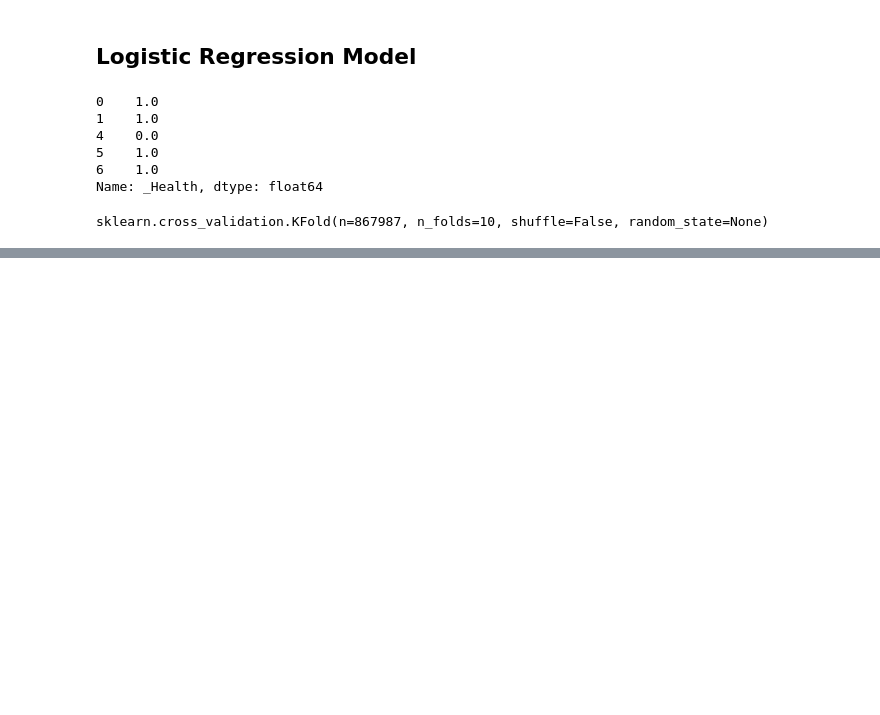
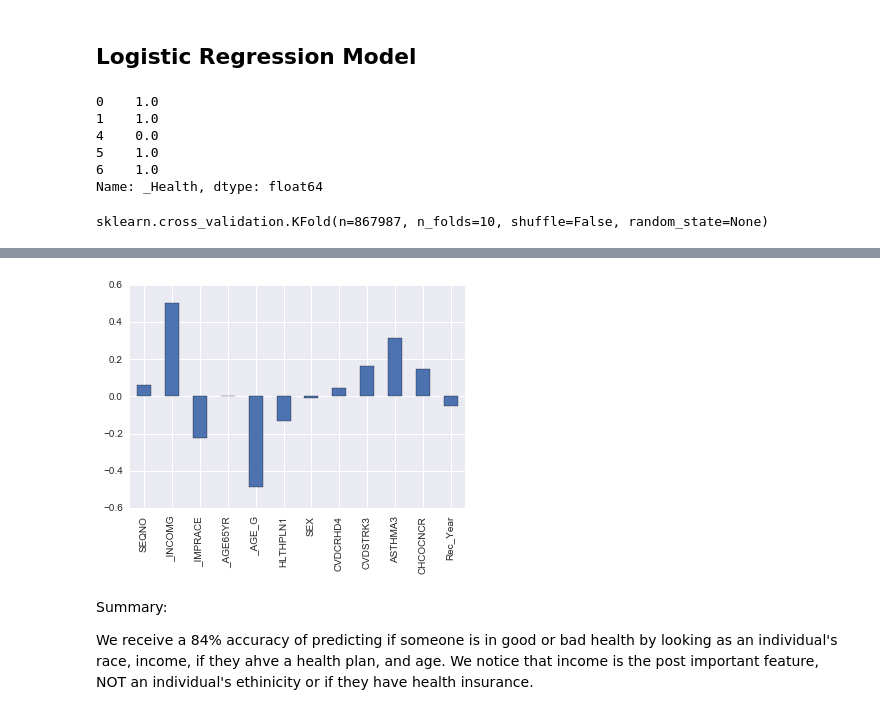
Before and after one commit to rlshuhart/MSDS6210-Immersion_Project, a Jupyter notebook: Study/Closing the Gap Study Revisited.ipynb, the cells around one changed output, grey strips where cells are left out. Saved outputs shown, nothing was run; the diff lists cells and outputs as text; code cells hidden in the pictures; blank space fills up the shorter version.

Commit message:
made first logistic regression model. Interesting findings!

```diff
--- a/Study/Closing the Gap Study Revisited.ipynb
+++ b/Study/Closing the Gap Study Revisited.ipynb
@@ -223,6 +223,10 @@ brfss._Health.head()
 5    1.0
 6    1.0
 Name: _Health, dtype: float64
+# %%
+# subset all data that has the full number of values (867,987), sans the GENHLTH attribute since it is indicative
+# of _Health, our response variable and the SEQNO attribute since this is irrelevant and may add conflicting noise to our dataset
+logData = brfss[['_INCOMG','_IMPRACE','_AGE65YR','_AGE_G','HLTHPLN1','SEX','CVDCRHD4','CVDSTRK3','ASTHMA3','CHCOCNCR','_Health','Rec_Year']]
 # %%
 # Cross validate the data using K-fold
 
@@ -261,0 +266,37 @@ ValueError: Input contains NaN, infinity or a value too large for dtype('float64
+# %%
+# https://github.com/aclarkData/DataMiningNotebooks/blob/master/04.%20Logits%20and%20SVM.ipynb
+
+
+from sklearn.preprocessing import StandardScaler
+
+for train_indices, test_indices in KFoldCrossObject:
+    X_train = X[train_indices]
+    y_train = y[train_indices]
+
+    X_test = X[test_indices]
+    y_test = y[test_indices]
+
+# scale attributes by the training set
+scale = StandardScaler()
+scale.fit(X_train) # find scalings for each column that make this zero mean and unit std
+
+
+X_train_scaled = scale.transform(X_train) # apply to training
+X_test_scaled = scale.transform(X_test) # apply those means and std to the test set (without snooping at the test set values)
+
+# train the model just as before
+logReg = LogisticRegression(penalty='l2', C=0.05, n_jobs=-1)
+logReg.fit(X_train_scaled,y_train)  # train object
+
+y_hat = logReg.predict(X_test_scaled) # get test set precitions
+
+acc = mt.accuracy_score(y_test,y_hat)
+conf = mt.confusion_matrix(y_test,y_hat)
+print('accuracy:', acc )
+print(conf )
+
+# sort these attributes and spit them out
+zip_vars = zip(logReg.coef_.T,logData.columns) # combine attributes
+zip_vars.sort(key = lambda t: np.abs(t[0])) # sort them by the magnitude of the weight
+for coef, name in zip_vars:
+    print(name, 'has weight of', coef[0]) # now print them out
@@ -261,0 +330,10 @@ ValueError: Input contains NaN, infinity or a value too large for dtype('float64
+# %%
+weights = pd.Series(logReg.coef_[0],index=logData.columns)
+weights.plot(kind='bar')
+plt.show()
+# %% [output]
+[figure, added]
+# %% [markdown]
+Summary:
+
+We receive a 84% accuracy of predicting if someone is in good or bad health by looking as an individual's race, income, if they ahve a health plan, and age. We notice that income is the post important feature, NOT an individual's ethinicity or if they have health insurance.
```
Also changed, not shown: parts of 7 cells of this notebook.
